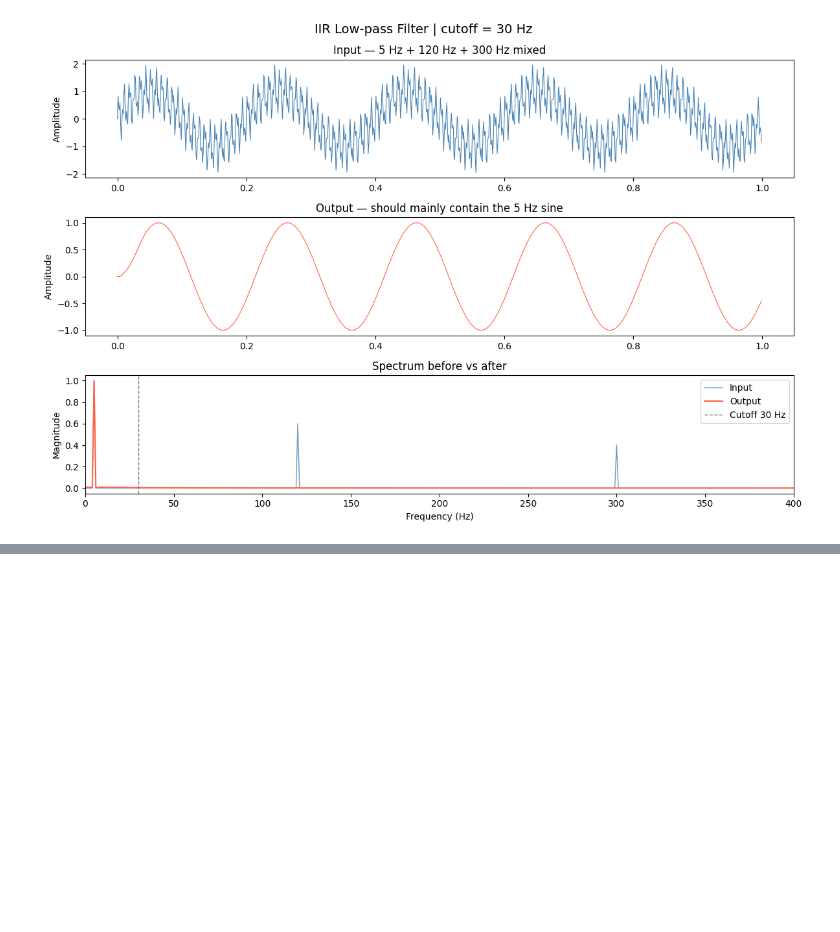
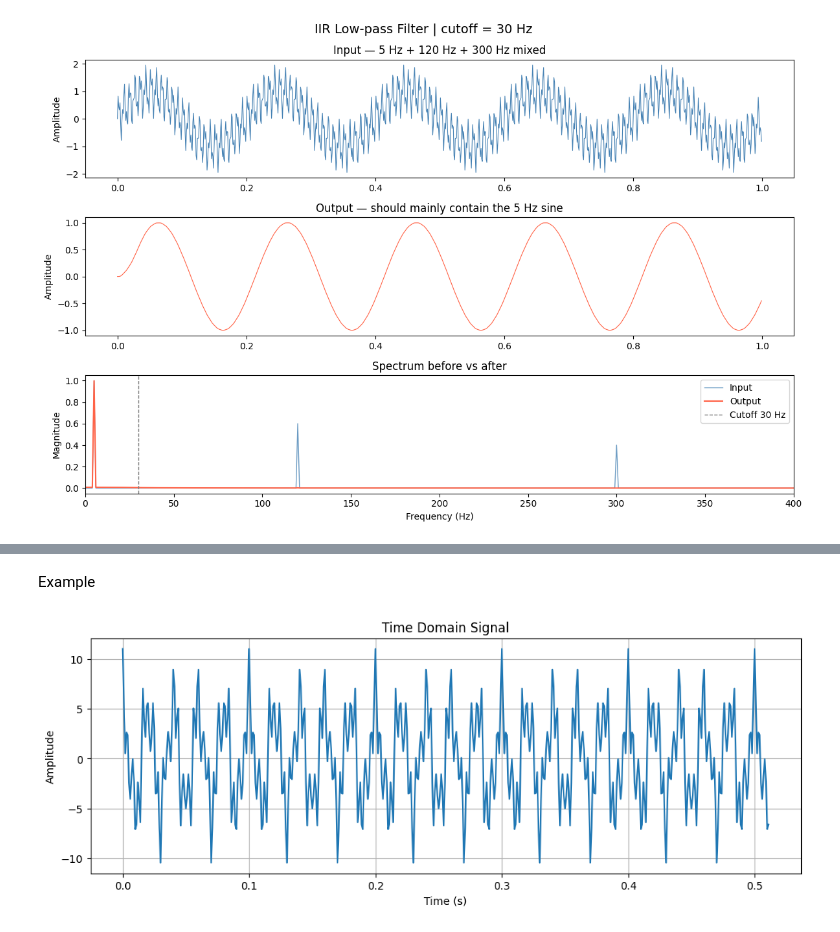
Before and after one commit to monssef12/DSP-with-python, a Jupyter notebook: DSP_Basics.ipynb, the cells around one changed output, grey strips where cells are left out. Saved outputs shown, nothing was run; the diff lists cells and outputs as text; code cells hidden in the pictures; blank space fills up the shorter version.

```diff
--- a/DSP_Basics.ipynb
+++ b/DSP_Basics.ipynb
@@ -260,0 +337,32 @@ plt.show()
+# %% [markdown]
+Example
+# %%
+import numpy as np
+import matplotlib.pyplot as plt
+
+# Sampling parameters
+
+Fs = 1000          # Sampling frequency (Hz)
+N = 512            # Number of samples
+
+t = np.arange(N) / Fs
+
+#Signal
+x = (
+    5*np.cos(2*np.pi*50*t) +
+    2*np.cos(2*np.pi*120*t) +
+    3*np.cos(2*np.pi*250*t) +
+    1*np.cos(2*np.pi*320*t)
+)
+
+
+# plot
+plt.figure(figsize=(12,4))
+plt.plot(t, x)
+plt.title("Time Domain Signal")
+plt.xlabel("Time (s)")
+plt.ylabel("Amplitude")
+plt.grid(True)
+plt.show()
+# %% [output]
+[figure, added]
```
Also changed, not shown: parts of 11 cells of this notebook.
